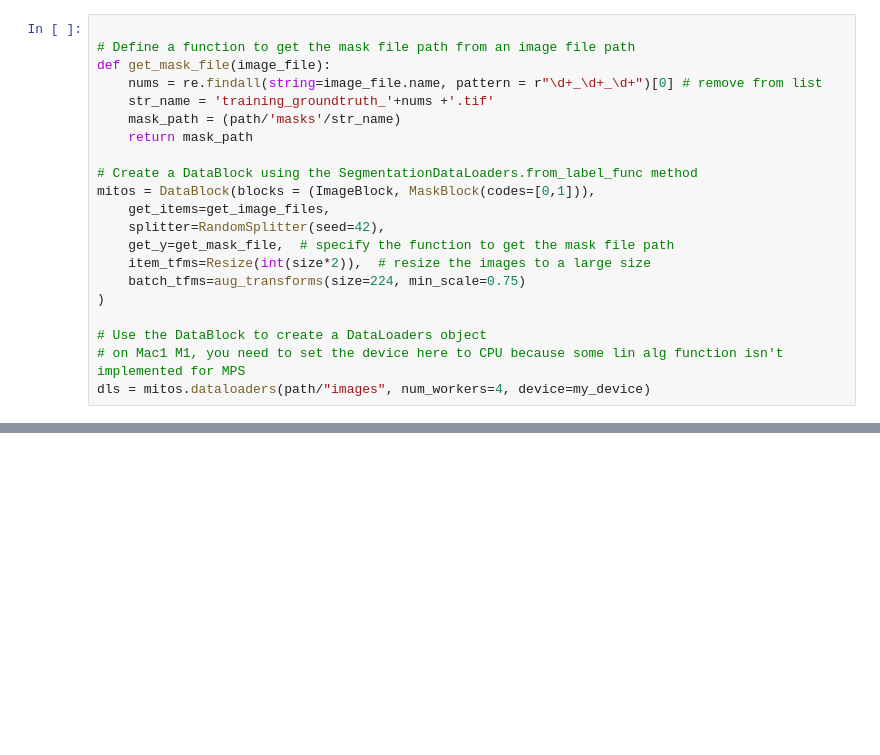
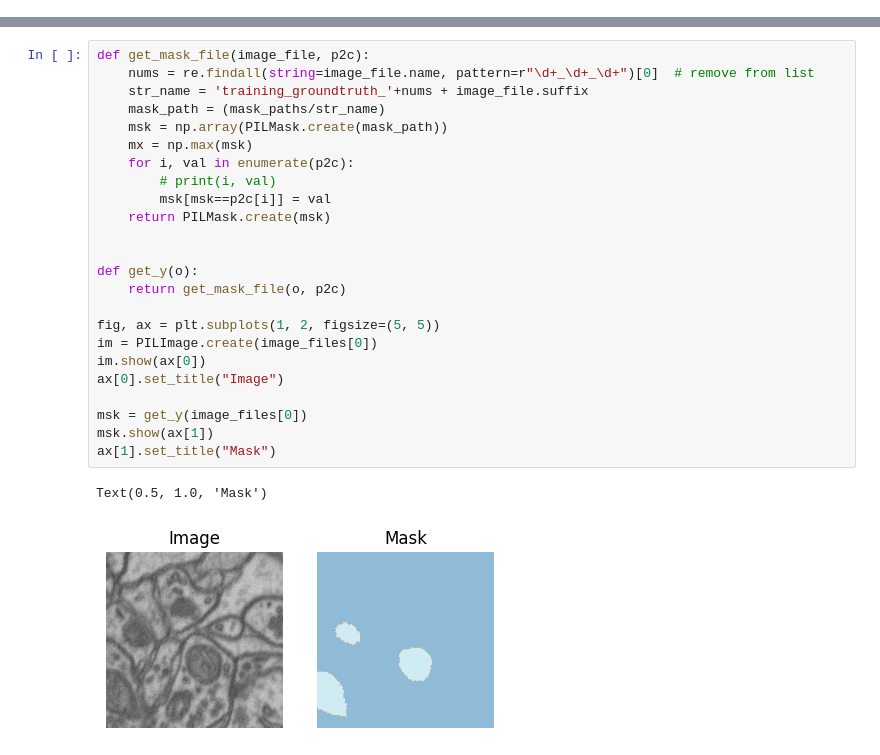
Before and after one commit to nicholas-camarda/endotheliosis_quantifier, a Jupyter notebook: scripts/segment_glomeruli.ipynb, the cells around one changed output, grey strips where cells are left out. Drawn from its saved outputs; the diff is of its cells as text; blank space fills up the shorter version.

Commit message:
fixed segment to be in fastai

```diff
--- a/scripts/segment_glomeruli.ipynb
+++ b/scripts/segment_glomeruli.ipynb
@@ -75,21 +52,0 @@ training_0_0_0.tif
-# %%
-
-# Define a function to get the mask file path from an image file path
-def get_mask_file(image_file):
-    nums = re.findall(string=image_file.name, pattern = r"\d+_\d+_\d+")[0] # remove from list
-    str_name = 'training_groundtruth_'+nums +'.tif'
-    mask_path = (path/'masks'/str_name)
-    return mask_path
-
-# Create a DataBlock using the SegmentationDataLoaders.from_label_func method
-mitos = DataBlock(blocks = (ImageBlock, MaskBlock(codes=[0,1])),
-    get_items=get_image_files,
-    splitter=RandomSplitter(seed=42),
-    get_y=get_mask_file,  # specify the function to get the mask file path
-    item_tfms=Resize(int(size*2)),  # resize the images to a large size
-    batch_tfms=aug_transforms(size=224, min_scale=0.75)
-)
-
-# Use the DataBlock to create a DataLoaders object
-# on Mac1 M1, you need to set the device here to CPU because some lin alg function isn't implemented for MPS
-dls = mitos.dataloaders(path/"images", num_workers=4, device=my_device)
@@ -100,0 +82,27 @@ dls.show_batch(nrows=2)
+# %%
+def get_mask_file(image_file, p2c):
+    nums = re.findall(string=image_file.name, pattern=r"\d+_\d+_\d+")[0]  # remove from list
+    str_name = 'training_groundtruth_'+nums + image_file.suffix
+    mask_path = (mask_paths/str_name)
+    msk = np.array(PILMask.create(mask_path))
+    mx = np.max(msk)
+    for i, val in enumerate(p2c):
+        # print(i, val)
+        msk[msk==p2c[i]] = val
+    return PILMask.create(msk)
+
+
+def get_y(o):
+    return get_mask_file(o, p2c)
+
+fig, ax = plt.subplots(1, 2, figsize=(5, 5))
+im = PILImage.create(image_files[0])
+im.show(ax[0])
+ax[0].set_title("Image")
+
+msk = get_y(image_files[0])
+msk.show(ax[1])
+ax[1].set_title("Mask")
+# %% [output]
+Text(0.5, 1.0, 'Mask')
+[figure, added]
```
Also changed, not shown: parts of 23 cells of this notebook, 2 other files.
